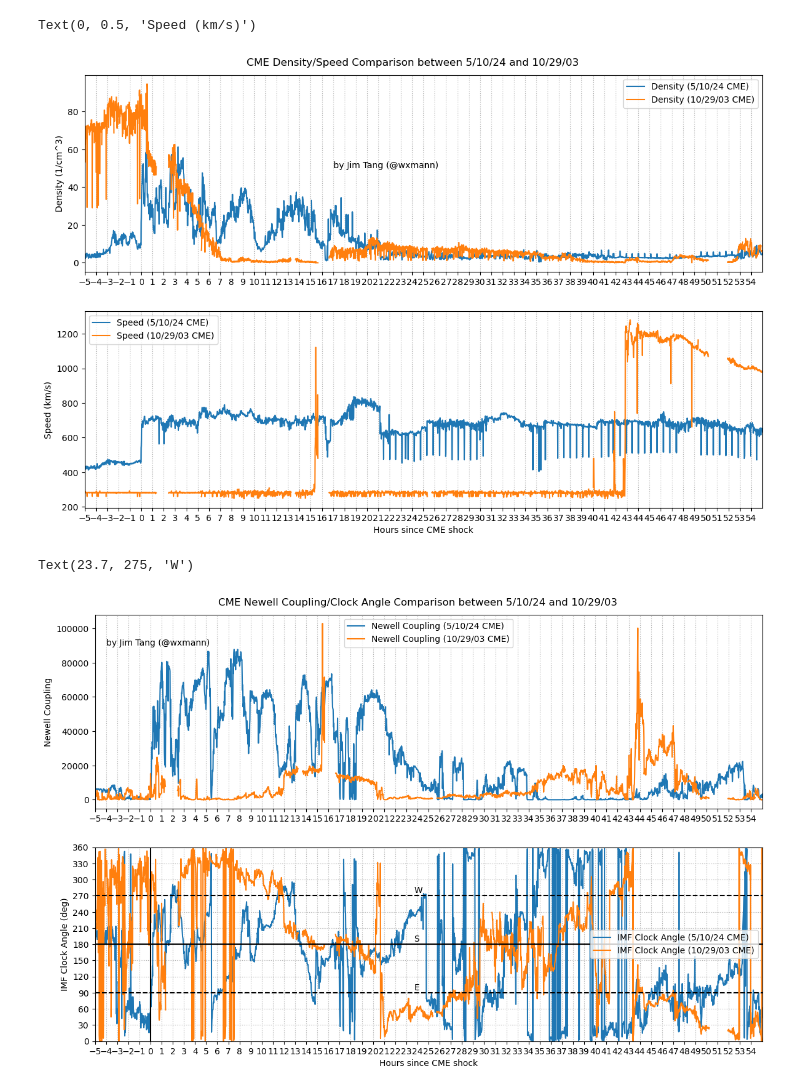
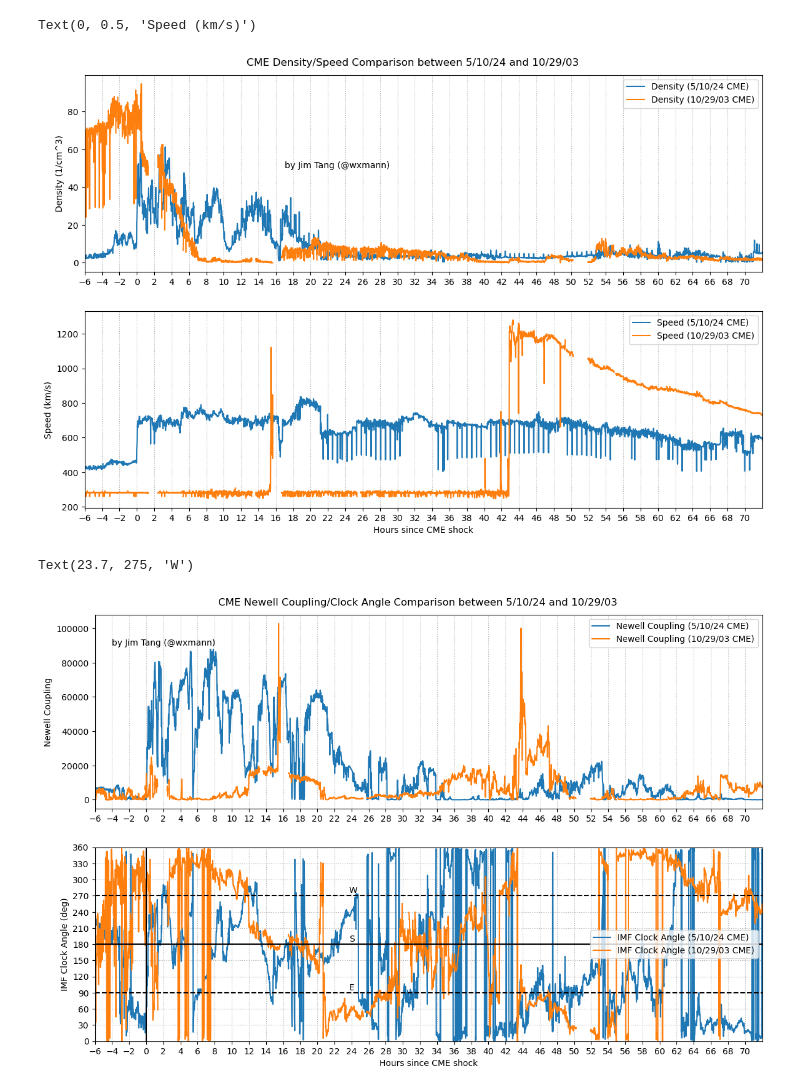
Before and after one commit to wxmann/historical-solar, a Jupyter notebook: compare_storms_may2024_v_oct2003-long.ipynb, the cells around one changed output. Saved outputs shown, nothing was run; the diff lists cells and outputs as text; code cells hidden in the pictures.

Commit message:
Go to 72 hr in long data

```diff
--- a/compare_storms_may2024_v_oct2003-long.ipynb
+++ b/compare_storms_may2024_v_oct2003-long.ipynb
@@ -6,8 +6,9 @@ import pandas as pd
 import numpy as np
 from newell import newell_coupling
 # %%
-may10_df, may10_shock = geomagnetic_storm_data('2024-05-10', 'both', before_shock=6, after_shock=60, shock_thresholds=(5, 50))
-oct29_df, oct29_shock = geomagnetic_storm_data('2003-10-29', 'ace', before_shock=6, after_shock=60, shock_thresholds=(10, 100))
+after_shock = 72
+may10_df, may10_shock = geomagnetic_storm_data('2024-05-10', 'both', before_shock=6, after_shock=after_shock, shock_thresholds=(5, 50))
+oct29_df, oct29_shock = geomagnetic_storm_data('2003-10-29', 'ace', before_shock=6, after_shock=after_shock, shock_thresholds=(10, 100))
 # %%
 oct29_df, oct29_shock
 # %% [output]
@@ -68,9 +69,9 @@ plt.suptitle('CME Density/Speed Comparison between 5/10/24 and 10/29/03', y=0.91
 plt.xlabel('Hours since CME shock')
 
 for ax in (ax1, ax2):
-    ax.set_xticks(range(-5, 55, 1))
+    ax.set_xticks(range(-6, after_shock, 2))
     ax.grid(axis='x', ls=':')
-    ax.set_xlim(-5, 55)
+    ax.set_xlim(-6, after_shock)
     ax.legend()
 
 ax1.text(17, 50, 'by Jim Tang (@wxmann)')
@@ -78,7 +79,7 @@ ax1.set_ylabel('Density (1/cm^3)')
 ax2.set_ylabel('Speed (km/s)')
 # %% [output]
 Text(0, 0.5, 'Speed (km/s)')
-[figure, old version]
+[figure, new version]
 # %%
 may10_newell = newell_coupling(may10_df.by, may10_df.bz, may10_df.speed)
 may10_phi = np.arctan2(may10_df.by, may10_df.bz)
@@ -94,36 +95,36 @@ fig, (ax1, ax2) = plt.subplots(2, 1, figsize=(14, 9))
 
 ax1.plot(may10_tindex, may10_newell, label='Newell Coupling (5/10/24 CME)')
 ax1.plot(oct29_tindex, oct29_newell, label='Newell Coupling (10/29/03 CME)')
 ax2.plot(may10_tindex, may10_phi, label='IMF Clock Angle (5/10/24 CME)')
 ax2.plot(oct29_tindex, oct29_phi, label='IMF Clock Angle (10/29/03 CME)')
 
 plt.suptitle('CME Newell Coupling/Clock Angle Comparison between 5/10/24 and 10/29/03', y=0.91)
 plt.xlabel('Hours since CME shock')
 
 for ax in (ax1, ax2):
-    ax.set_xticks(range(-5, 55, 1))
+    ax.set_xticks(range(-6, after_shock, 2))
     ax.grid(axis='x', ls=':')
-    ax.set_xlim(-5, 55)
+    ax.set_xlim(-6, after_shock)
     ax.legend()
 
 ax1.text(-4, 90000, 'by Jim Tang (@wxmann)')
 ax1.set_ylabel('Newell Coupling')
 ax2.set_ylabel('IMF Clock Angle (deg)')
 ax2.set_ylim([0, 360])
 # ax2.set_yticks(np.arange(-180, 180 + 1, 30))
 ax2.set_yticks(np.arange(0, 361, 30))
 ax2.grid(axis='y', ls=':')
 ax2.axvline(x=0, c='k')
 
 ax2.axhline(y=180, c='k')
 ax2.text(23.7, 185, 'S')
 ax2.axhline(y=90, c='k', ls='--')
 ax2.text(23.7, 95, 'E')
 ax2.axhline(y=270, c='k', ls='--')
 ax2.text(23.7, 275, 'W')
 # %% [output]
 Text(23.7, 275, 'W')
-[figure, old version]
+[figure, new version]
 # %%
 fig, (ax1, ax2) = plt.subplots(2, 1, figsize=(16, 9))
 
```
Also changed, not shown: parts of 5 cells of this notebook.
